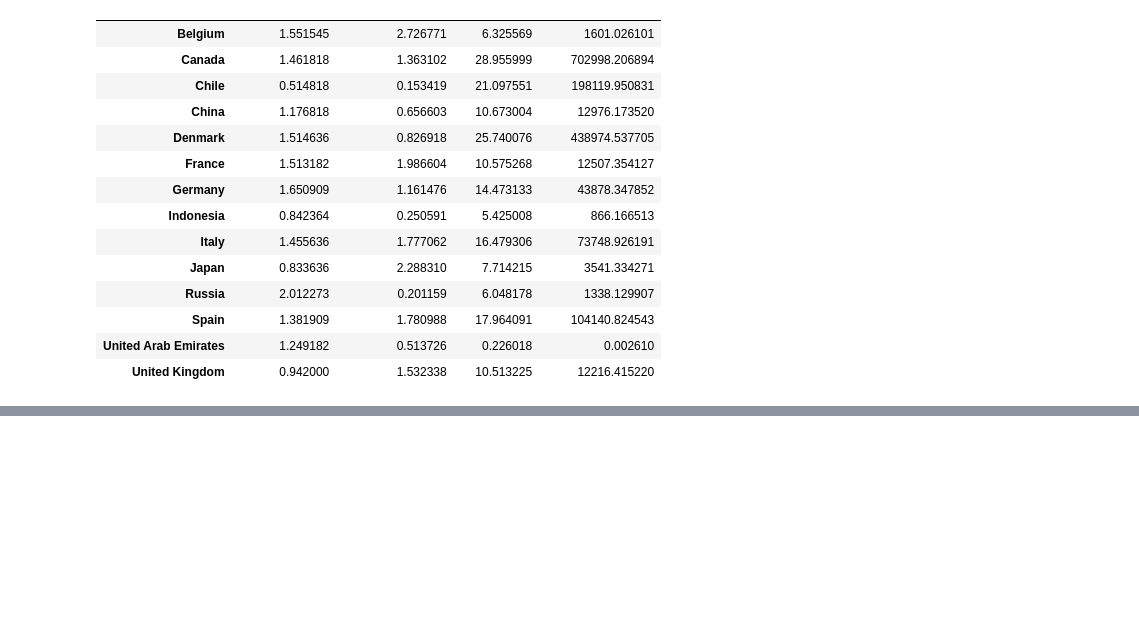
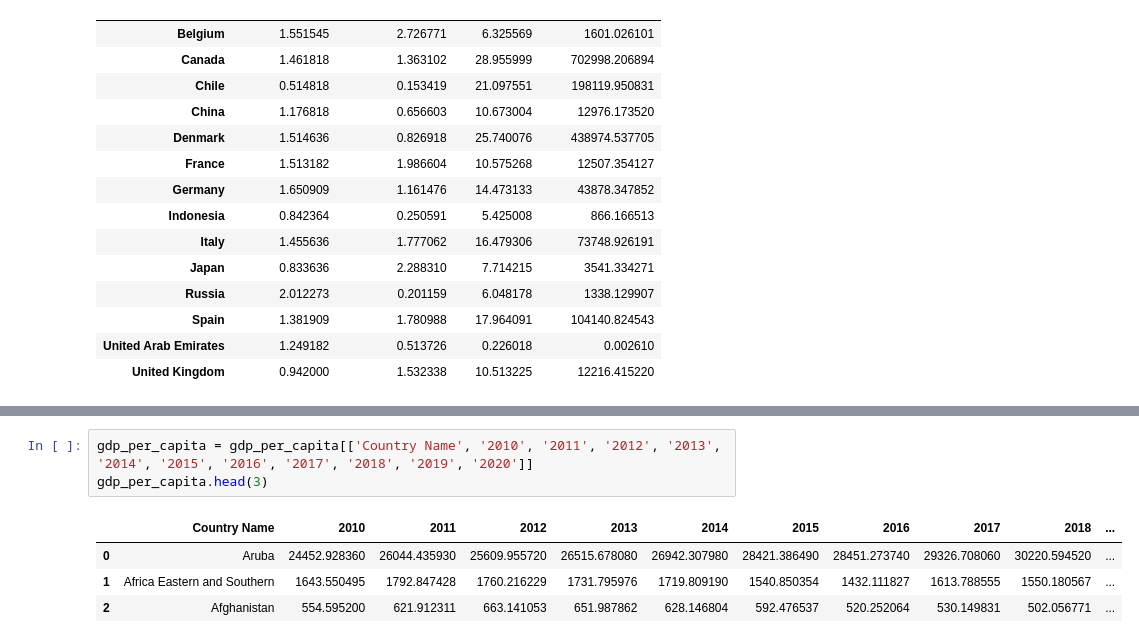
Before and after one commit to simonabors/worlddataviz, a Jupyter notebook: What_just_happened_viz.ipynb, the cells around one changed output, grey strips where cells are left out. Saved outputs shown, nothing was run; the diff lists cells and outputs as text; blank space fills up the shorter version.

```diff
--- a/What_just_happened_viz.ipynb
+++ b/What_just_happened_viz.ipynb
@@ -313,0 +323,8 @@ plt.show()
+# %%
+gdp_per_capita = gdp_per_capita[['Country Name', '2010', '2011', '2012', '2013', '2014', '2015', '2016', '2017', '2018', '2019', '2020']]
+gdp_per_capita.head(3)
+# %% [output]
+|  | Country Name | 2010 | 2011 | 2012 | 2013 | 2014 | 2015 | 2016 | 2017 | 2018 | ... |
+| 0 | Aruba | 24452.928360 | 26044.435930 | 25609.955720 | 26515.678080 | 26942.307980 | 28421.386490 | 28451.273740 | 29326.708060 | 30220.594520 | ... |
+| 1 | Africa Eastern and Southern | 1643.550495 | 1792.847428 | 1760.216229 | 1731.795976 | 1719.809190 | 1540.850354 | 1432.111827 | 1613.788555 | 1550.180567 | ... |
+| 2 | Afghanistan | 554.595200 | 621.912311 | 663.141053 | 651.987862 | 628.146804 | 592.476537 | 520.252064 | 530.149831 | 502.056771 | ... |
```
Also changed, not shown: parts of 13 cells of this notebook, 1 other file.
